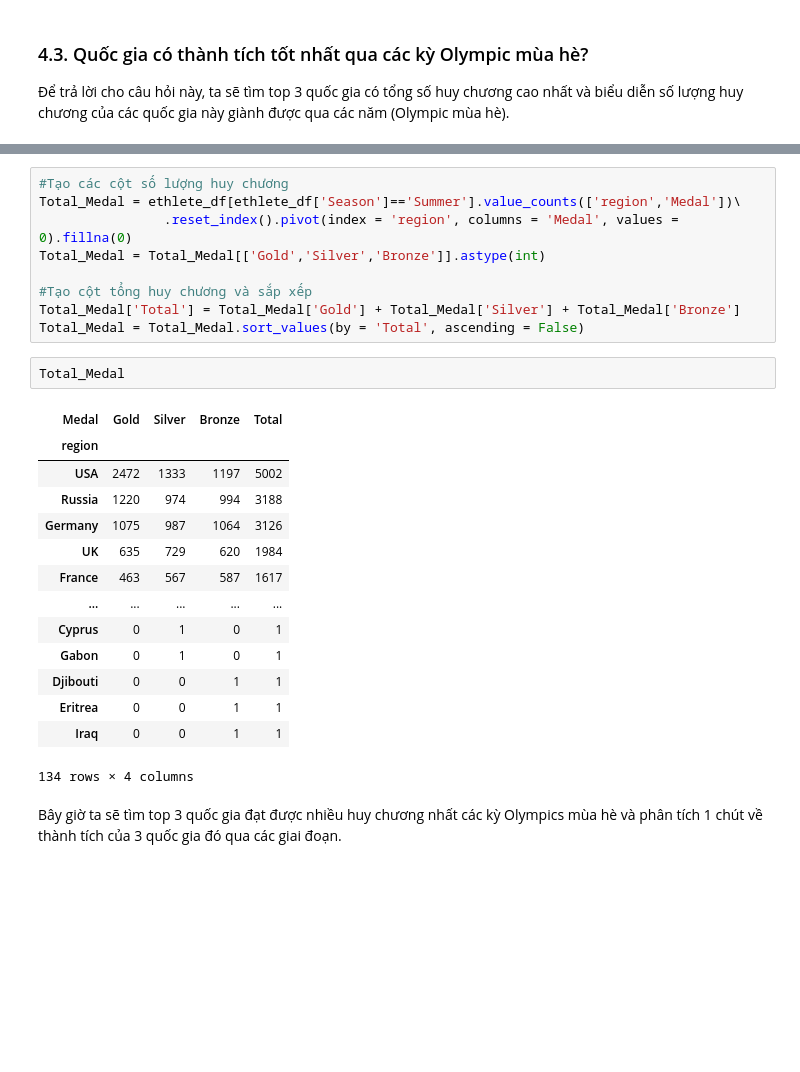
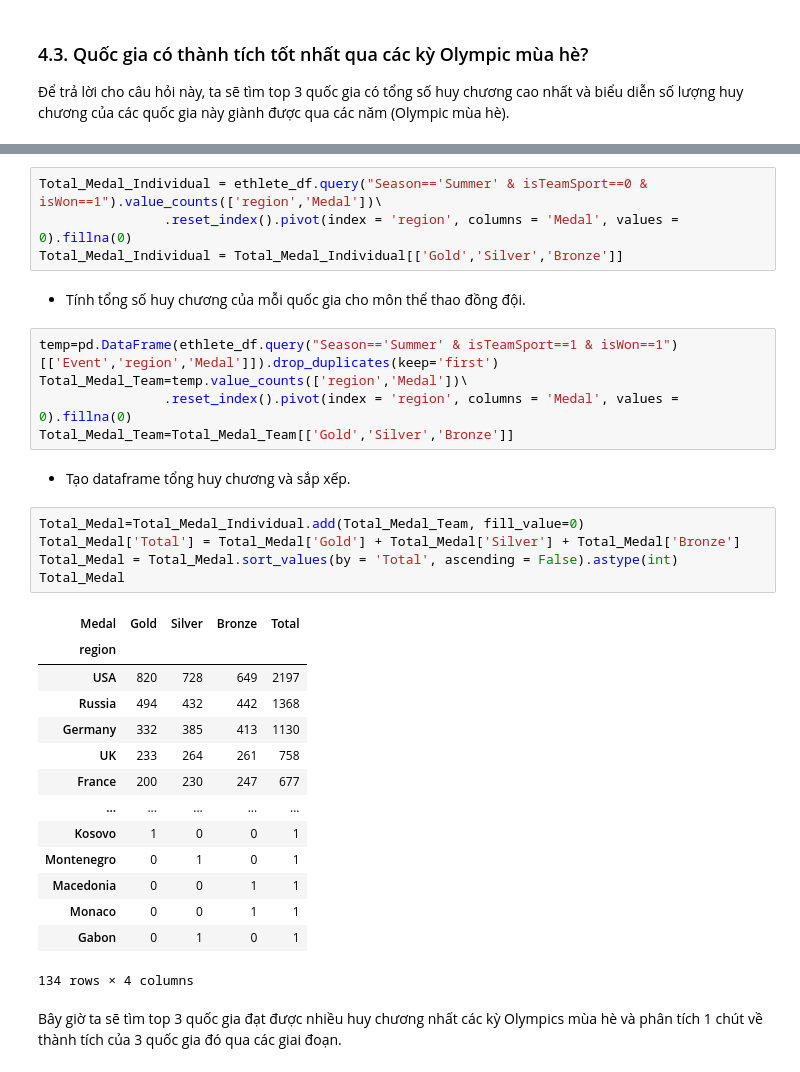
Before and after one commit to tungbtt/LTKHDL_Project, a Jupyter notebook: Olympics.ipynb, the cells around one changed output, grey strips where cells are left out. Saved outputs shown, nothing was run; the diff lists cells and outputs as text; blank space fills up the shorter version.

Commit message:
sửa lại code tính tổng số huy chương

```diff
--- a/Olympics.ipynb
+++ b/Olympics.ipynb
@@ -331,29 +372,36 @@ plt.show()
 # %%
-#Tạo các cột số lượng huy chương
-Total_Medal = ethlete_df[ethlete_df['Season']=='Summer'].value_counts(['region','Medal'])\
+Total_Medal_Individual = ethlete_df.query("Season=='Summer' & isTeamSport==0 & isWon==1").value_counts(['region','Medal'])\
                 .reset_index().pivot(index = 'region', columns = 'Medal', values = 0).fillna(0)
-Total_Medal = Total_Medal[['Gold','Silver','Bronze']].astype(int)
-
-#Tạo cột tổng huy chương và sắp xếp
-Total_Medal['Total'] = Total_Medal['Gold'] + Total_Medal['Silver'] + Total_Medal['Bronze']
-Total_Medal = Total_Medal.sort_values(by = 'Total', ascending = False)
+Total_Medal_Individual = Total_Medal_Individual[['Gold','Silver','Bronze']]
-# %%
-Total_Medal
-# %% [output]
-| Medal | Gold | Silver | Bronze | Total |
-| region |  |  |  |  |
-| USA | 2472 | 1333 | 1197 | 5002 |
-| Russia | 1220 | 974 | 994 | 3188 |
-| Germany | 1075 | 987 | 1064 | 3126 |
-| UK | 635 | 729 | 620 | 1984 |
-| France | 463 | 567 | 587 | 1617 |
-| ... | ... | ... | ... | ... |
-| Cyprus | 0 | 1 | 0 | 1 |
-| Gabon | 0 | 1 | 0 | 1 |
-| Djibouti | 0 | 0 | 1 | 1 |
-| Eritrea | 0 | 0 | 1 | 1 |
-| Iraq | 0 | 0 | 1 | 1 |
-134 rows × 4 columns
+# %% [markdown]
+- Tính tổng số huy chương của mỗi quốc gia cho môn thể thao đồng đội.
+# %%
+temp=pd.DataFrame(ethlete_df.query("Season=='Summer' & isTeamSport==1 & isWon==1")[['Event','region','Medal']]).drop_duplicates(keep='first')
+Total_Medal_Team=temp.value_counts(['region','Medal'])\
+                .reset_index().pivot(index = 'region', columns = 'Medal', values = 0).fillna(0)
+Total_Medal_Team=Total_Medal_Team[['Gold','Silver','Bronze']]
+# %% [markdown]
+- Tạo dataframe tổng huy chương và sắp xếp.
+# %%
+Total_Medal=Total_Medal_Individual.add(Total_Medal_Team, fill_value=0)
+Total_Medal['Total'] = Total_Medal['Gold'] + Total_Medal['Silver'] + Total_Medal['Bronze']
+Total_Medal = Total_Medal.sort_values(by = 'Total', ascending = False).astype(int)
+Total_Medal
+# %% [output]
+| Medal | Gold | Silver | Bronze | Total |
+| region |  |  |  |  |
+| USA | 820 | 728 | 649 | 2197 |
+| Russia | 494 | 432 | 442 | 1368 |
+| Germany | 332 | 385 | 413 | 1130 |
+| UK | 233 | 264 | 261 | 758 |
+| France | 200 | 230 | 247 | 677 |
+| ... | ... | ... | ... | ... |
+| Kosovo | 1 | 0 | 0 | 1 |
+| Montenegro | 0 | 1 | 0 | 1 |
+| Macedonia | 0 | 0 | 1 | 1 |
+| Monaco | 0 | 0 | 1 | 1 |
+| Gabon | 0 | 1 | 0 | 1 |
+134 rows × 4 columns
 # %% [markdown]
 Bây giờ ta sẽ tìm top 3 quốc gia đạt được nhiều huy chương nhất các kỳ Olympics mùa hè và phân tích 1 chút về thành tích của 3 quốc gia đó qua các giai đoạn.
 # %%
```
Also changed, not shown: parts of 19 cells of this notebook.
